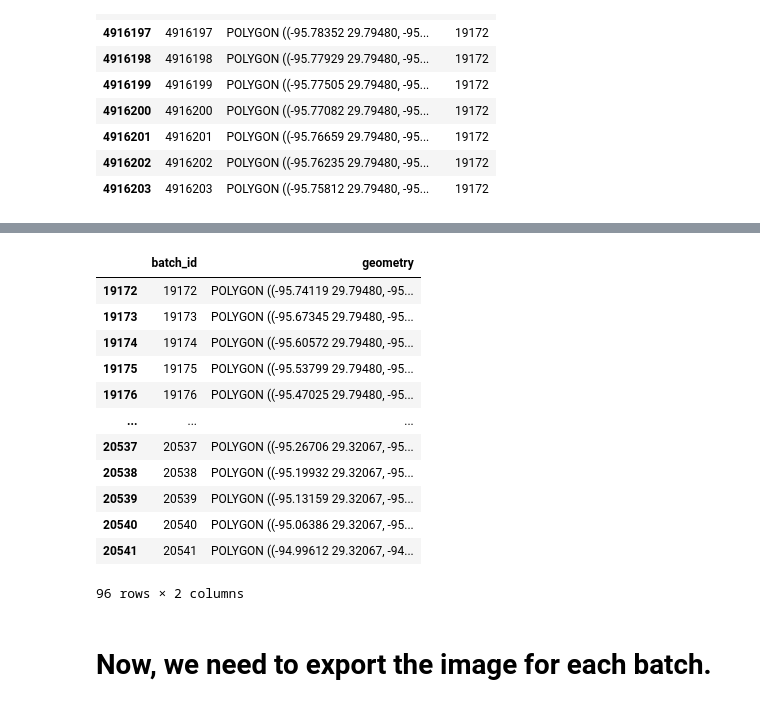
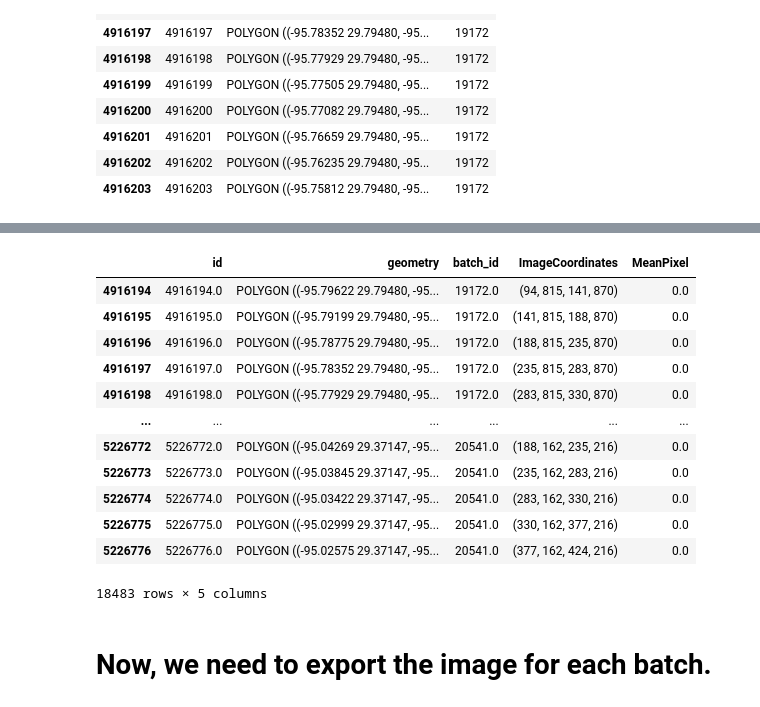
Before and after one commit to victor-radermecker/AdvancedLandCoverAnalytics-Pipeline, a Jupyter notebook: Google_Earth_Engine/dynamic-world-bulk-extraction.ipynb, the cells around one changed output, grey strips where cells are left out. Saved outputs shown, nothing was run; the diff lists cells and outputs as text; code cells hidden in the pictures.

```diff
--- a/Google_Earth_Engine/dynamic-world-bulk-extraction.ipynb
+++ b/Google_Earth_Engine/dynamic-world-bulk-extraction.ipynb
@@ -104,19 +111,19 @@ FileNotFoundError: No such file: '/Users/victor/Documents/JPM Capstone Code/Caps
 # %%
-fishnet_creator.filtered_batches
+fishnet_creator.filtered_fishnet
 # %% [output]
-|  | batch_id | geometry |
-| 19172 | 19172 | POLYGON ((-95.74119 29.79480, -95... |
-| 19173 | 19173 | POLYGON ((-95.67345 29.79480, -95... |
-| 19174 | 19174 | POLYGON ((-95.60572 29.79480, -95... |
-| 19175 | 19175 | POLYGON ((-95.53799 29.79480, -95... |
-| 19176 | 19176 | POLYGON ((-95.47025 29.79480, -95... |
-| ... | ... | ... |
-| 20537 | 20537 | POLYGON ((-95.26706 29.32067, -95... |
-| 20538 | 20538 | POLYGON ((-95.19932 29.32067, -95... |
-| 20539 | 20539 | POLYGON ((-95.13159 29.32067, -95... |
-| 20540 | 20540 | POLYGON ((-95.06386 29.32067, -95... |
-| 20541 | 20541 | POLYGON ((-94.99612 29.32067, -94... |
+|  | id | geometry | batch_id | ImageCoordinates | MeanPixel |
+| 4916194 | 4916194.0 | POLYGON ((-95.79622 29.79480, -95... | 19172.0 | (94, 815, 141, 870) | 0.0 |
+| 4916195 | 4916195.0 | POLYGON ((-95.79199 29.79480, -95... | 19172.0 | (141, 815, 188, 870) | 0.0 |
+| 4916196 | 4916196.0 | POLYGON ((-95.78775 29.79480, -95... | 19172.0 | (188, 815, 235, 870) | 0.0 |
+| 4916197 | 4916197.0 | POLYGON ((-95.78352 29.79480, -95... | 19172.0 | (235, 815, 283, 870) | 0.0 |
+| 4916198 | 4916198.0 | POLYGON ((-95.77929 29.79480, -95... | 19172.0 | (283, 815, 330, 870) | 0.0 |
+| ... | ... | ... | ... | ... | ... |
+| 5226772 | 5226772.0 | POLYGON ((-95.04269 29.37147, -95... | 20541.0 | (188, 162, 235, 216) | 0.0 |
+| 5226773 | 5226773.0 | POLYGON ((-95.03845 29.37147, -95... | 20541.0 | (235, 162, 283, 216) | 0.0 |
+| 5226774 | 5226774.0 | POLYGON ((-95.03422 29.37147, -95... | 20541.0 | (283, 162, 330, 216) | 0.0 |
+| 5226775 | 5226775.0 | POLYGON ((-95.02999 29.37147, -95... | 20541.0 | (330, 162, 377, 216) | 0.0 |
+| 5226776 | 5226776.0 | POLYGON ((-95.02575 29.37147, -95... | 20541.0 | (377, 162, 424, 216) | 0.0 |
-96 rows × 2 columns
+18483 rows × 5 columns
 # %%
 fishnet_creator.fishnet.head().loc[0, "geometry"].bounds
 # %%
```
Also changed, not shown: parts of 3 cells of this notebook, 2 other files.
